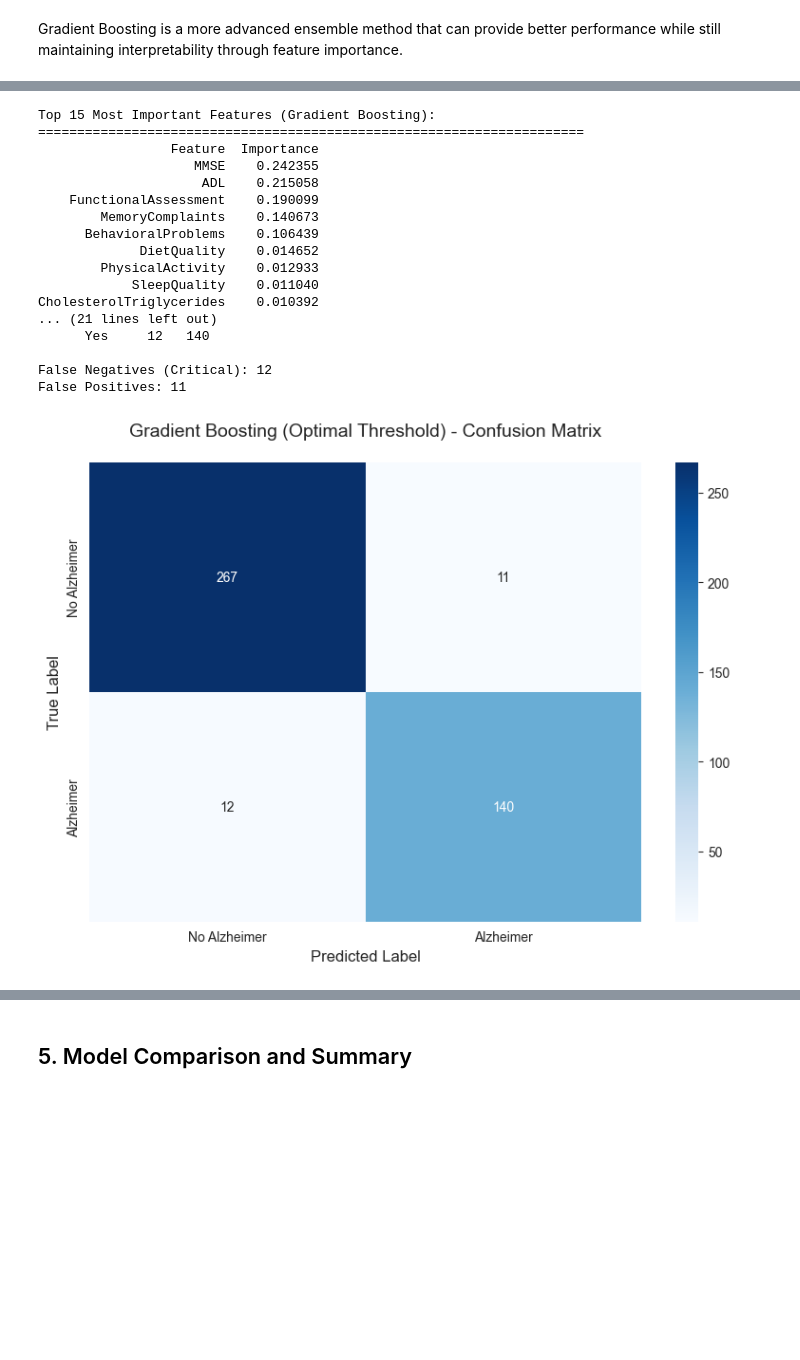
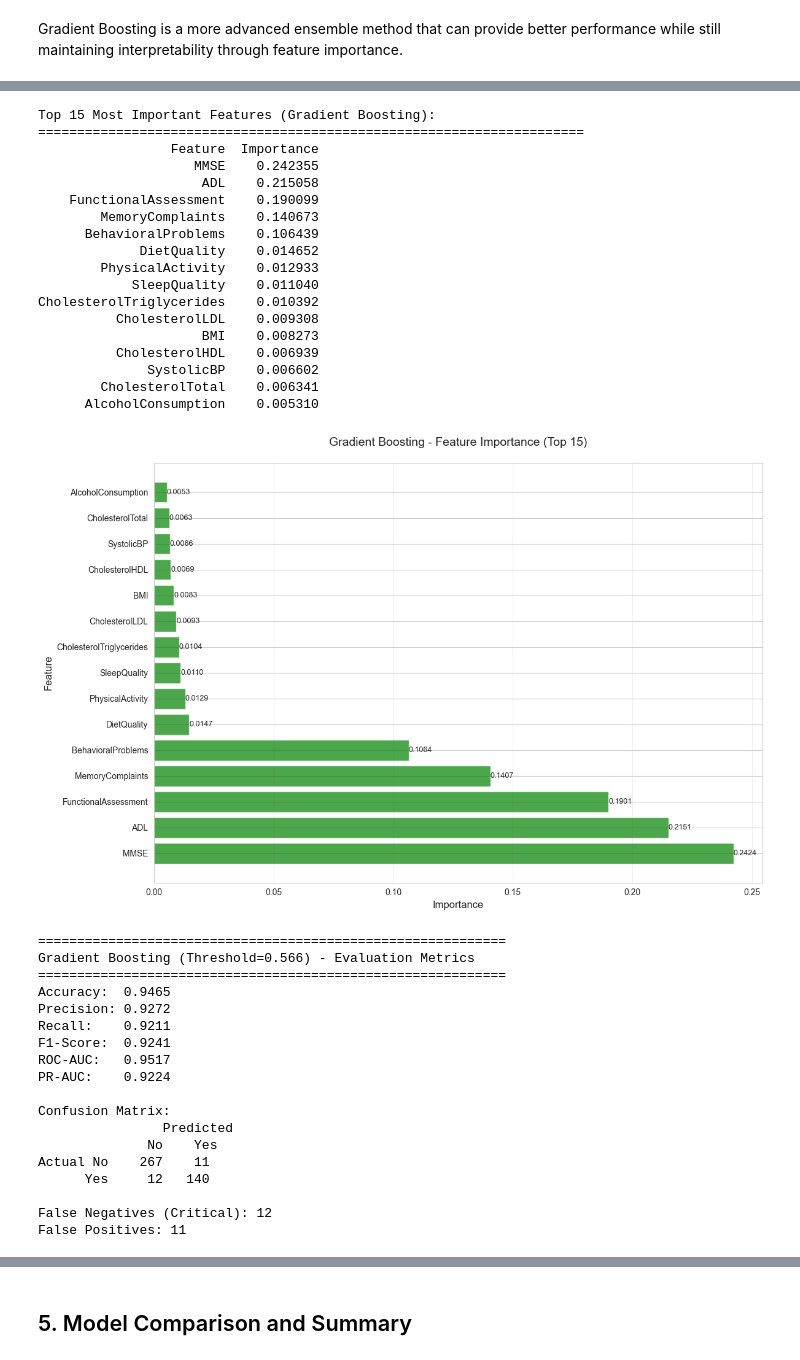
Before and after one commit to taniapazospuig/alzheimer-prediction, a Jupyter notebook: modeling.ipynb, the cells around one changed output, grey strips where cells are left out. Drawn from its saved outputs; the diff is of its cells as text; code cells hidden in the pictures; blank space fills up the shorter version.

Commit message:
notebook cleaned, plots now have the same format, force plots work

```diff
--- a/modeling.ipynb
+++ b/modeling.ipynb
@@ -647,12 +663,21 @@ print(feature_importance_dt.head(15).to_string(index=False))
 # Visualize feature importance
 plt.figure(figsize=(12, 8))
 top_features = feature_importance_dt.head(15)
-bars = plt.barh(range(len(top_features)), top_features['Importance'], color='steelblue', alpha=0.7)
+# Use red-green color scheme (all positive for importance, so all green)
+colors = ['green' if x >= 0 else 'red' for x in top_features['Importance']]
+bars = plt.barh(range(len(top_features)), top_features['Importance'], color=colors, alpha=0.7)
 plt.yticks(range(len(top_features)), top_features['Feature'])
 plt.xlabel('Importance', fontsize=12)
 plt.ylabel('Feature', fontsize=12)
 plt.title('Decision Tree - Feature Importance (Top 15)', fontsize=14, pad=20)
 plt.grid(axis='x', alpha=0.3)
+
+# Add value labels on bars
+for i, (idx, row) in enumerate(top_features.iterrows()):
+    value = row['Importance']
+    x_pos = value if abs(value) > 0.001 else 0.001
+    plt.text(x_pos, i, f'{value:.4f}', va='center', ha='left', fontsize=9)
+
 plt.tight_layout()
 plt.show()
 
@@ -751,12 +776,21 @@ print(feature_importance_rf.head(15).to_string(index=False))
 # Visualize feature importance
 plt.figure(figsize=(12, 8))
 top_features = feature_importance_rf.head(15)
-bars = plt.barh(range(len(top_features)), top_features['Importance'], color='forestgreen', alpha=0.7)
+# Use red-green color scheme (all positive for importance, so all green)
+colors = ['green' if x >= 0 else 'red' for x in top_features['Importance']]
+bars = plt.barh(range(len(top_features)), top_features['Importance'], color=colors, alpha=0.7)
 plt.yticks(range(len(top_features)), top_features['Feature'])
 plt.xlabel('Importance', fontsize=12)
 plt.ylabel('Feature', fontsize=12)
 plt.title('Random Forest - Feature Importance (Top 15)', fontsize=14, pad=20)
 plt.grid(axis='x', alpha=0.3)
+
+# Add value labels on bars
+for i, (idx, row) in enumerate(top_features.iterrows()):
+    value = row['Importance']
+    x_pos = value if abs(value) > 0.001 else 0.001
+    plt.text(x_pos, i, f'{value:.4f}', va='center', ha='left', fontsize=9)
+
 plt.tight_layout()
 plt.show()
 
@@ -1005,6 +1039,27 @@ print("\nTop 15 Most Important Features (Gradient Boosting):")
 print("="*70)
 print(feature_importance_gb.head(15).to_string(index=False))
 
+# Visualize feature importance
+plt.figure(figsize=(12, 8))
+top_features = feature_importance_gb.head(15)
+# Use red-green color scheme (all positive for importance, so all green)
+colors = ['green' if x >= 0 else 'red' for x in top_features['Importance']]
+bars = plt.barh(range(len(top_features)), top_features['Importance'], color=colors, alpha=0.7)
+plt.yticks(range(len(top_features)), top_features['Feature'])
+plt.xlabel('Importance', fontsize=12)
+plt.ylabel('Feature', fontsize=12)
+plt.title('Gradient Boosting - Feature Importance (Top 15)', fontsize=14, pad=20)
+plt.grid(axis='x', alpha=0.3)
+
+# Add value labels on bars
+for i, (idx, row) in enumerate(top_features.iterrows()):
+    value = row['Importance']
+    x_pos = value if abs(value) > 0.001 else 0.001
+    plt.text(x_pos, i, f'{value:.4f}', va='center', ha='left', fontsize=9)
+
+plt.tight_layout()
+plt.show()
+
 # Find optimal threshold
 optimal_gb_thresh, metrics_gb_optimal = find_optimal_threshold(
     y_test, y_proba_gb, metric='f1', min_recall=0.90
@@ -1021,36 +1076,55 @@ Gradient Boosting (Default Threshold=0.5) - Evaluation Metrics
 Accuracy:  0.9465
 Precision: 0.9272
 Recall:    0.9211
 F1-Score:  0.9241
 ROC-AUC:   0.9517
 PR-AUC:    0.9224
 
 Confusion Matrix:
                 Predicted
               No    Yes
 Actual No    267    11
       Yes     12   140
 
 False Negatives (Critical): 12
 False Positives: 11
 [figure]
 [figure]
 [figure]
 Top 15 Most Important Features (Gradient Boosting):
 ======================================================================
                  Feature  Importance
                     MMSE    0.242355
                      ADL    0.215058
     FunctionalAssessment    0.190099
         MemoryComplaints    0.140673
       BehavioralProblems    0.106439
              DietQuality    0.014652
         PhysicalActivity    0.012933
             SleepQuality    0.011040
 CholesterolTriglycerides    0.010392
-... (21 lines left out)
-      Yes     12   140
-
-False Negatives (Critical): 12
-False Positives: 11
+          CholesterolLDL    0.009308
+                     BMI    0.008273
+          CholesterolHDL    0.006939
+              SystolicBP    0.006602
+        CholesterolTotal    0.006341
+      AlcoholConsumption    0.005310
-[figure, old version]
+[figure, new version]
+============================================================
+Gradient Boosting (Threshold=0.566) - Evaluation Metrics
+============================================================
+Accuracy:  0.9465
+Precision: 0.9272
+Recall:    0.9211
+F1-Score:  0.9241
+ROC-AUC:   0.9517
+PR-AUC:    0.9224
+
+Confusion Matrix:
+                Predicted
+              No    Yes
+Actual No    267    11
+      Yes     12   140
+
+False Negatives (Critical): 12
+False Positives: 11
```
Also changed, not shown: parts of 39 cells of this notebook.
